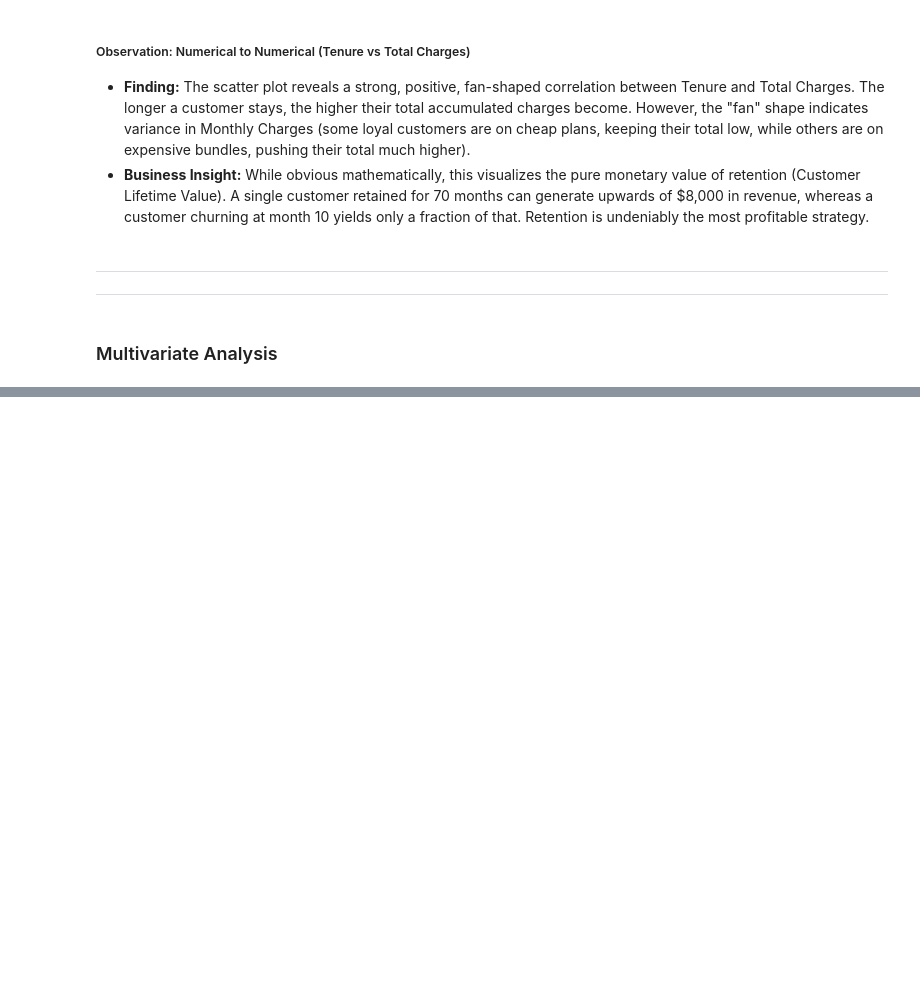
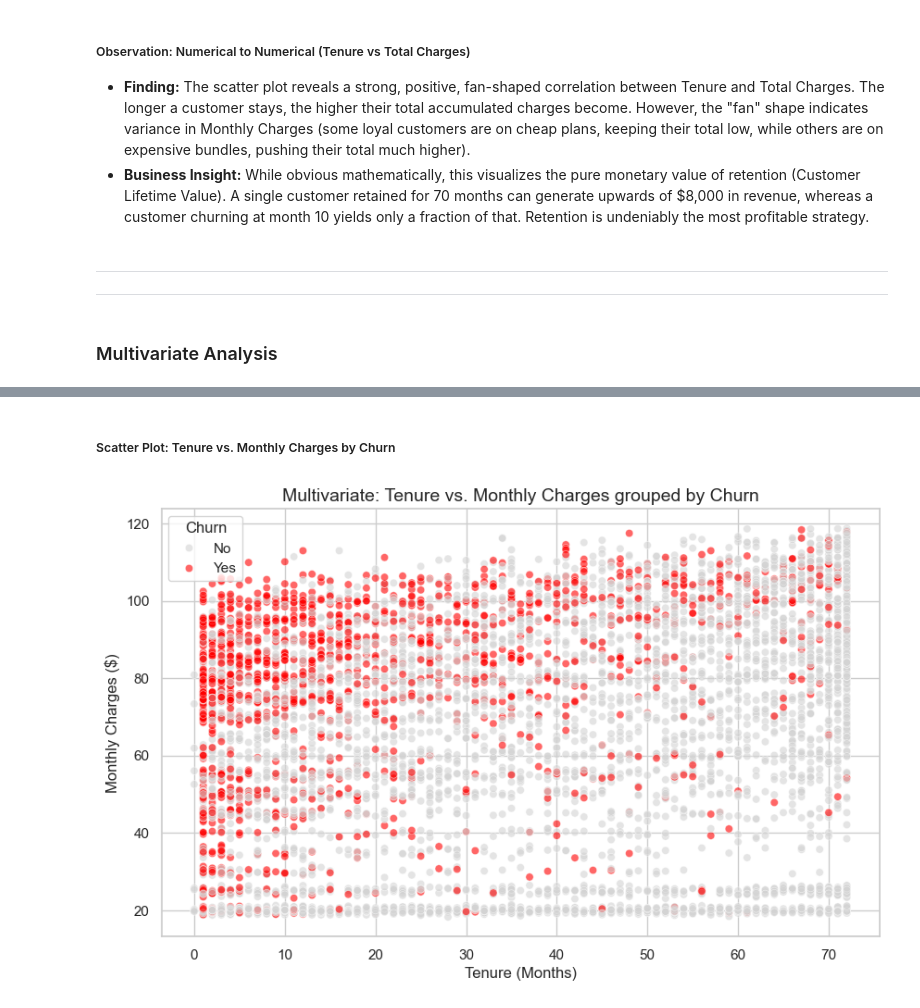
Before and after one commit to Rohit-Girhe/Customer-Churn, a Jupyter notebook: NoteBooks/analysis.ipynb, the cells around one changed output, grey strips where cells are left out. Drawn from its saved outputs; the diff is of its cells as text; code cells hidden in the pictures; blank space fills up the shorter version.

```diff
--- a/NoteBooks/analysis.ipynb
+++ b/NoteBooks/analysis.ipynb
@@ -298,0 +323,14 @@ plt.show()
+# %% [markdown]
+##### Scatter Plot: Tenure vs. Monthly Charges by Churn
+# %%
+plt.figure(figsize=(10, 6))
+# Plotting Tenure vs Monthly Charges, colored by Churn status
+sns.scatterplot(x='tenure', y='MonthlyCharges', hue='Churn', data=df,
+                palette={'No': 'lightgray', 'Yes': 'red'}, alpha=0.6)
+
+plt.title('Multivariate: Tenure vs. Monthly Charges grouped by Churn', fontsize=14)
+plt.xlabel('Tenure (Months)')
+plt.ylabel('Monthly Charges ($)')
+plt.show()
+# %% [output]
+[figure, added]
```
Also changed, not shown: parts of 5 cells of this notebook, 4 other files.
